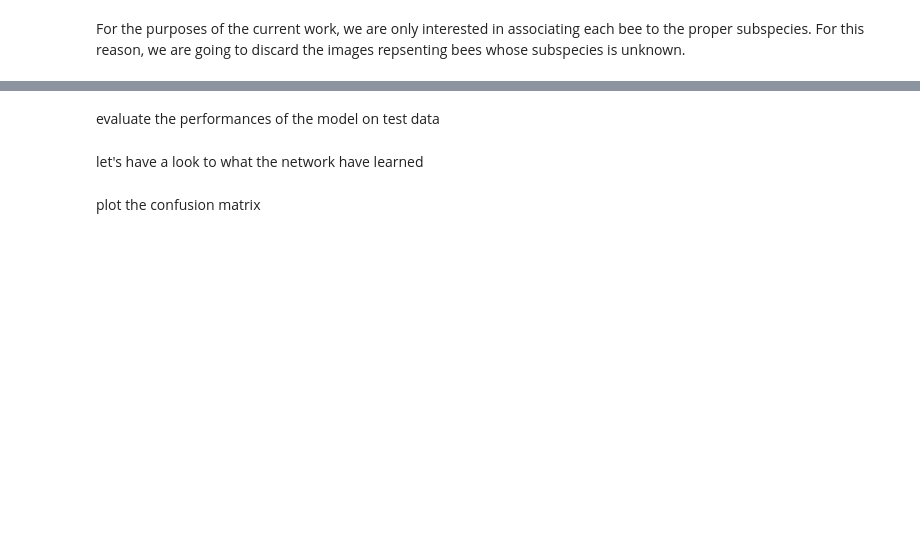
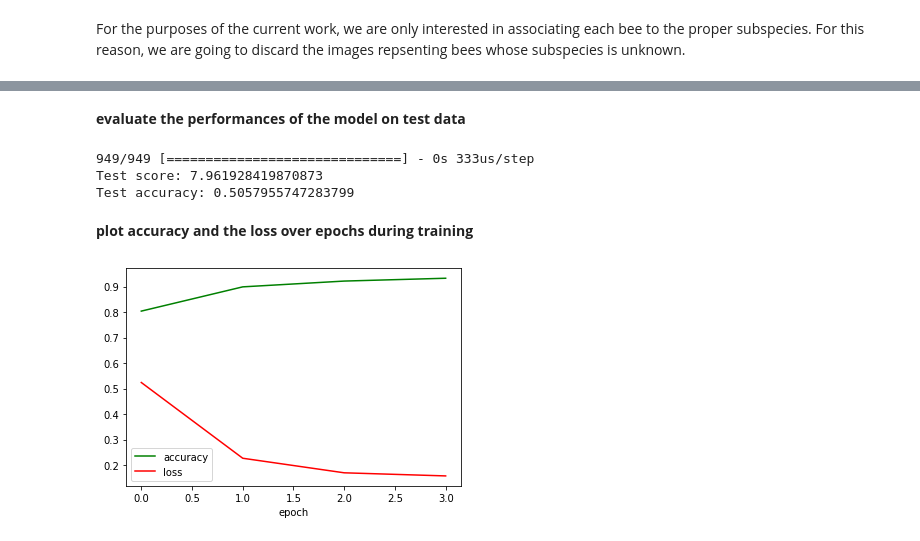
Before and after one commit to altrimentidetto/beeloving, a Jupyter notebook: code/CNN_for_single_bee_recognition.ipynb, the cells around one changed output, grey strips where cells are left out. Cells and saved outputs as stored; diff of their text form; code cells hidden in the pictures; blank space fills up the shorter version.

```diff
--- a/code/CNN_for_single_bee_recognition.ipynb
+++ b/code/CNN_for_single_bee_recognition.ipynb
@@ -164,6 +397,4 @@ model.add(Conv2D(filters = nb_filters, kernel_size = filter_size, activation='re
 model.add(MaxPooling2D((2, 2), padding="same"))
 
 model.add(Flatten())
-model.add(Dense(nb_classes, activation='softmax', name='dense_1'))
-
-# --- END CODE HERE
+model.add(Dense(nb_classes, activation='softmax', kernel_initializer="random_uniform", name='dense_1'))
@@ -172,4 +411,4 @@ compile the model, define the loss and the optimizer
 # %%
 model.compile(loss='categorical_crossentropy',
-              optimizer=optimizers.Adam(lr=learning_rate),
+              optimizer=optimizers.SGD(lr=learning_rate),
               metrics=['accuracy'])
@@ -202,7 +460,0 @@ train the model
-# %%
-print(X_test.shape,Y_test.shape)
-model.fit(X_train, Y_train,
-           batch_size=batch_size,
-          nb_epoch=n_epochs,
-          verbose=1,
-          validation_data=(X_test, Y_test))
@@ -213,0 +461,10 @@ InvalidArgumentError: ignored
+# %%
+history = model.fit_generator(train_datagen.flow(x= X_train,y = Y_train_kereas,batch_size=batch_size,shuffle=True),
+                    steps_per_epoch=len(X_train),
+                    epochs=n_epochs,
+                    verbose = 1)
+# model.fit(X_train, Y_train_kereas,
+#            batch_size=batch_size,
+#           epochs=n_epochs,
+#           verbose=1,
+#           validation_data=(X_test, Y_test_kereas))
@@ -214,10 +489,32 @@ InvalidArgumentError: ignored
 # %% [markdown]
-evaluate the performances of the model on test data
+**evaluate the performances of the model on test data**
 # %%
-score = model.evaluate(X_test, Y_test, verbose=False)
+score = model.evaluate(X_test, Y_test_kereas, verbose=True)
 print('Test score:', score[0])
 print('Test accuracy:', score[1])
+# %% [output]
+949/949 [==============================] - 0s 333us/step
+Test score: 7.961928419870873
+Test accuracy: 0.5057955747283799
-# %% [markdown]
-let's have a look to what the network have learned
-# %% [markdown]
-plot the confusion matrix
+# %% [markdown]
+**plot accuracy and the loss over epochs during training**
+# %%
+def plot_acc_loss(acc,loss):
+  """
+  plot the accuracy and the loss over epchos
+  @input:
+  -acc : array of shape=(n_epochs,) representing the accuracy of the model during training over epochs
+  -loss: array of shape=(n_epochs,) representing the loss of the model during training
+    """
+  plt.plot(acc,"g",label="accuracy")
+  plt.plot(loss,"r",label="loss")
+  plt.xlabel("epoch")
+    # plt.ylabel("metric")
+  plt.legend()
+  plt.show()
+
+loss = history.history["loss"]
+acc = history.history["acc"]
+plot_acc_loss(acc,loss)
+# %% [output]
+[figure, added]
```
Also changed, not shown: parts of 58 cells of this notebook, 1 other file.
